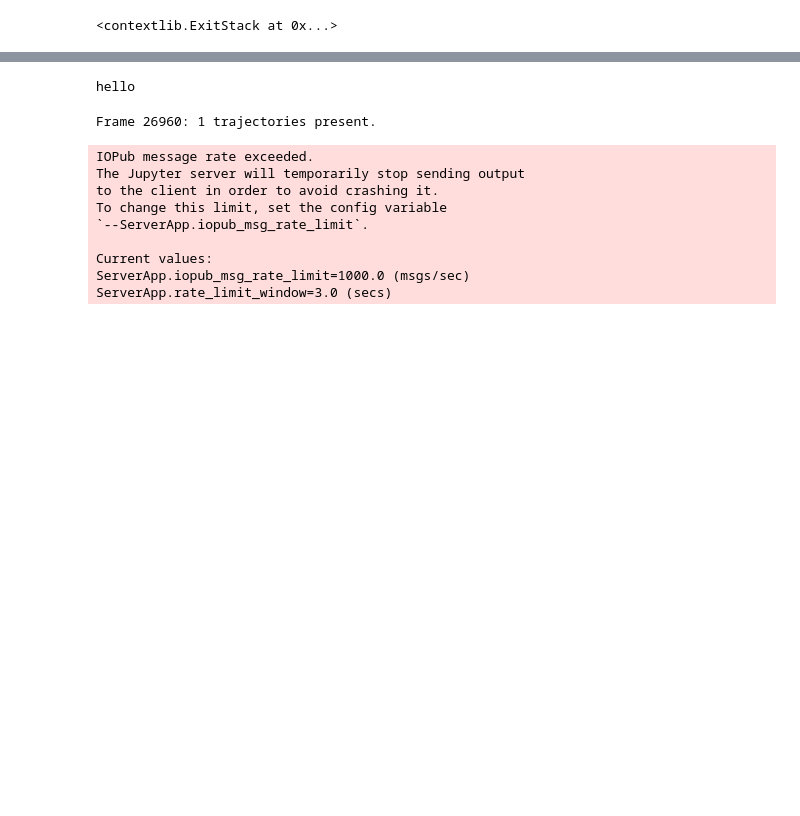
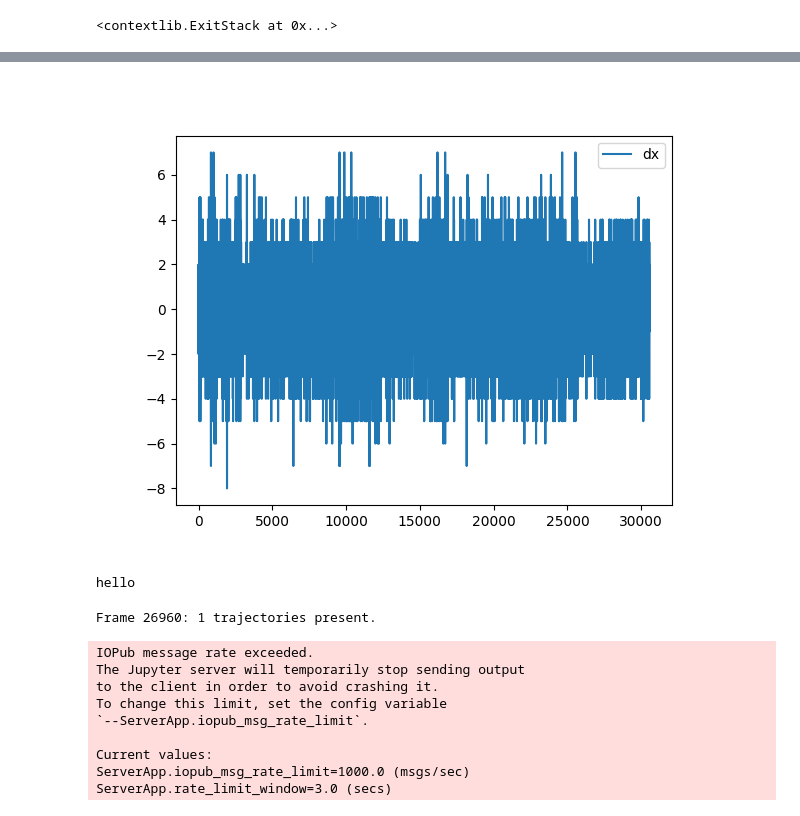
Before and after one commit to complex-lab/robotic_swarms, a Jupyter notebook: interactiveLocateTest.ipynb, the cells around one changed output, grey strips where cells are left out. Saved outputs shown, nothing was run; the diff lists cells and outputs as text; code cells hidden in the pictures; blank space fills up the shorter version.

```diff
--- a/interactiveLocateTest.ipynb
+++ b/interactiveLocateTest.ipynb
@@ -210,4 +210,13 @@ interactive(children=(Dropdown(description='frameNum', options=(19240, 19241, 19
 HBox(children=(Canvas(toolbar=Toolbar(toolitems=[('Home', 'Reset original view', 'home', 'home'), ('Back', 'Ba…
+# %%
+dx,dy=df.x.diff(),df.y.diff()
+plt.figure()
+plt.plot(dx,label='dx')
+#plt.plot(dy,label='dy')
+plt.legend()
+plt.show()
+# %% [output]
+[figure, added]
 # %%
 print('hello')
 # %% [output]
```
Also changed, not shown: parts of 3 cells of this notebook.
